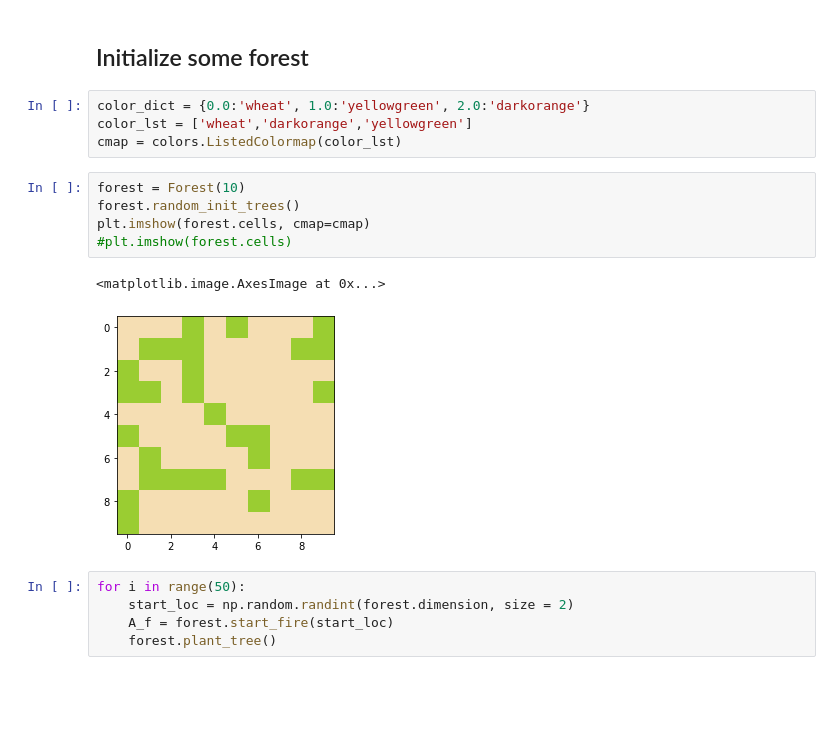
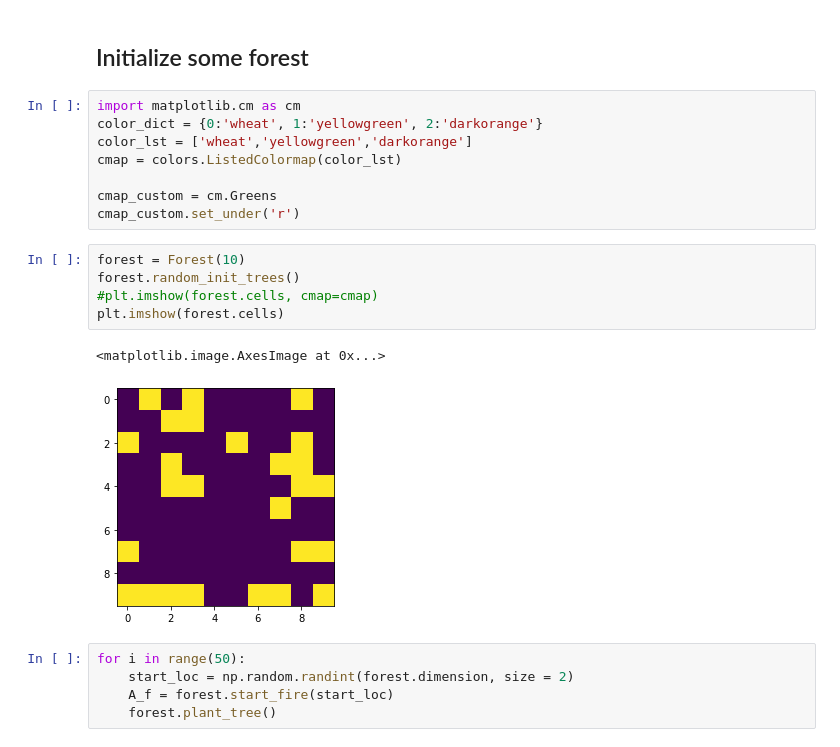
Before and after one commit to shw3ta/wildfires, a Jupyter notebook: jupyter/Wer_forest.ipynb, the cells around one changed output. Drawn from its saved outputs; the diff is of its cells as text; blank space fills up the shorter version.

```diff
--- a/jupyter/Wer_forest.ipynb
+++ b/jupyter/Wer_forest.ipynb
@@ -118,17 +118,21 @@ class Forest:
 # %% [markdown]
 ## Initialize some forest
 # %%
-color_dict = {0.0:'wheat', 1.0:'yellowgreen', 2.0:'darkorange'}
-color_lst = ['wheat','darkorange','yellowgreen']
+import matplotlib.cm as cm
+color_dict = {0:'wheat', 1:'yellowgreen', 2:'darkorange'}
+color_lst = ['wheat','yellowgreen','darkorange']
 cmap = colors.ListedColormap(color_lst)
+
+cmap_custom = cm.Greens
+cmap_custom.set_under('r')
 # %%
 forest = Forest(10)
 forest.random_init_trees()
-plt.imshow(forest.cells, cmap=cmap)
-#plt.imshow(forest.cells)
+#plt.imshow(forest.cells, cmap=cmap)
+plt.imshow(forest.cells)
 # %% [output]
 <matplotlib.image.AxesImage at 0x...>
-[figure, old version]
+[figure, new version]
 # %%
 for i in range(50):
     start_loc = np.random.randint(forest.dimension, size = 2)
```
Also changed, not shown: parts of 3 cells of this notebook, 1 other file.
